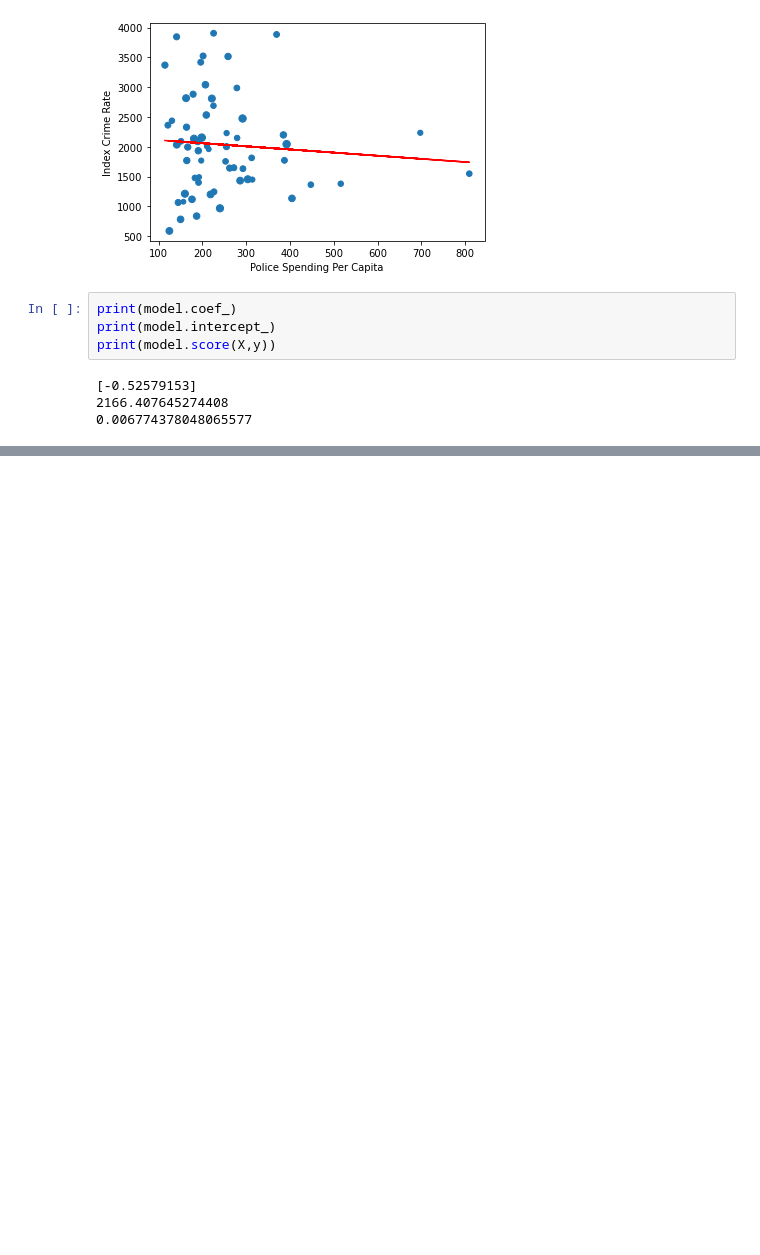
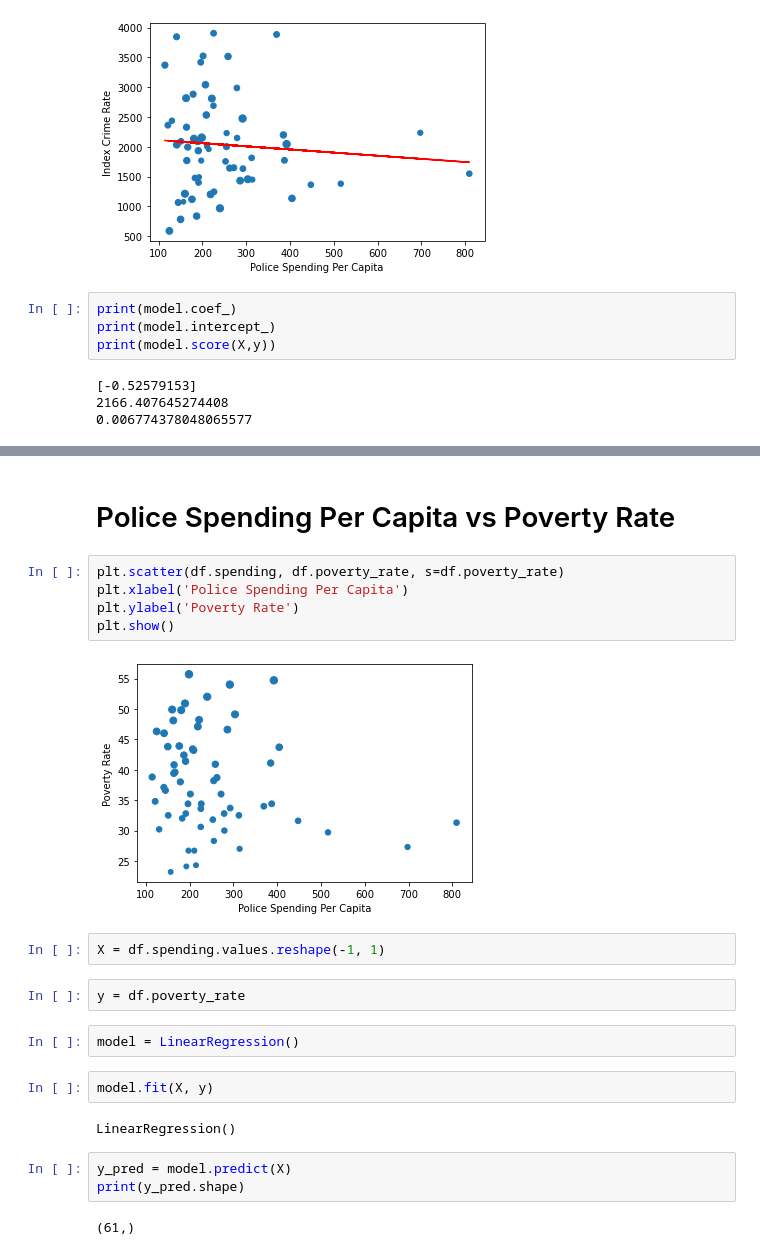
Before and after one commit to nhuquynhle22/Crime_Rates_vs_City_Budgets, a Jupyter notebook: ML_model.ipynb, the cells around one changed output, grey strips where cells are left out. Saved outputs shown, nothing was run; the diff lists cells and outputs as text; blank space fills up the shorter version.

Commit message:
Added Spending vs Poverty and Results

```diff
--- a/ML_model.ipynb
+++ b/ML_model.ipynb
@@ -81,0 +108,24 @@ print(model.score(X,y))
+# %% [markdown]
+# Police Spending Per Capita vs Poverty Rate
+# %%
+plt.scatter(df.spending, df.poverty_rate, s=df.poverty_rate)
+plt.xlabel('Police Spending Per Capita')
+plt.ylabel('Poverty Rate')
+plt.show()
+# %% [output]
+[figure, added]
+# %%
+X = df.spending.values.reshape(-1, 1)
+# %%
+y = df.poverty_rate
+# %%
+model = LinearRegression()
+# %%
+model.fit(X, y)
+# %% [output]
+LinearRegression()
+# %%
+y_pred = model.predict(X)
+print(y_pred.shape)
+# %% [output]
+(61,)
```
Also changed, not shown: parts of 5 cells of this notebook.
